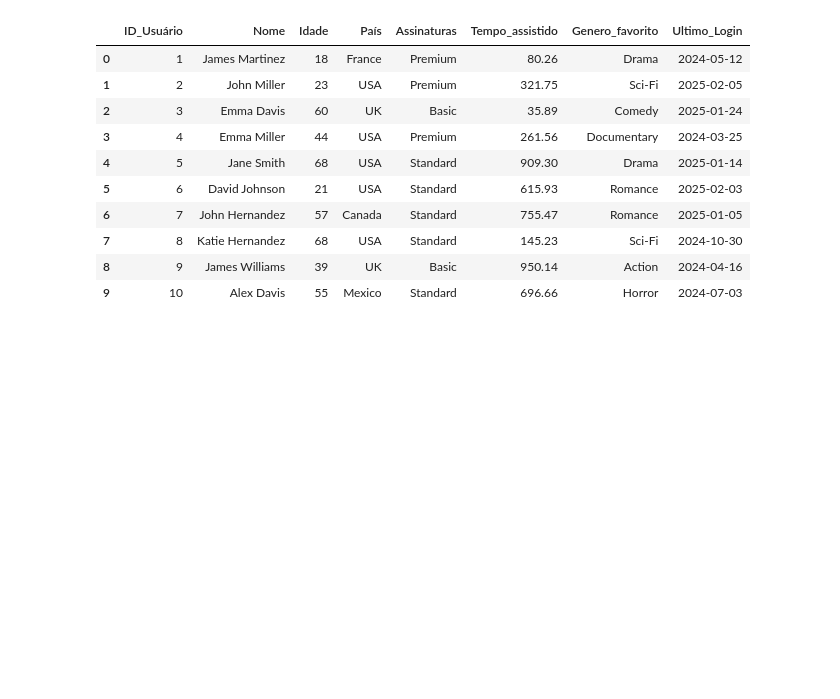
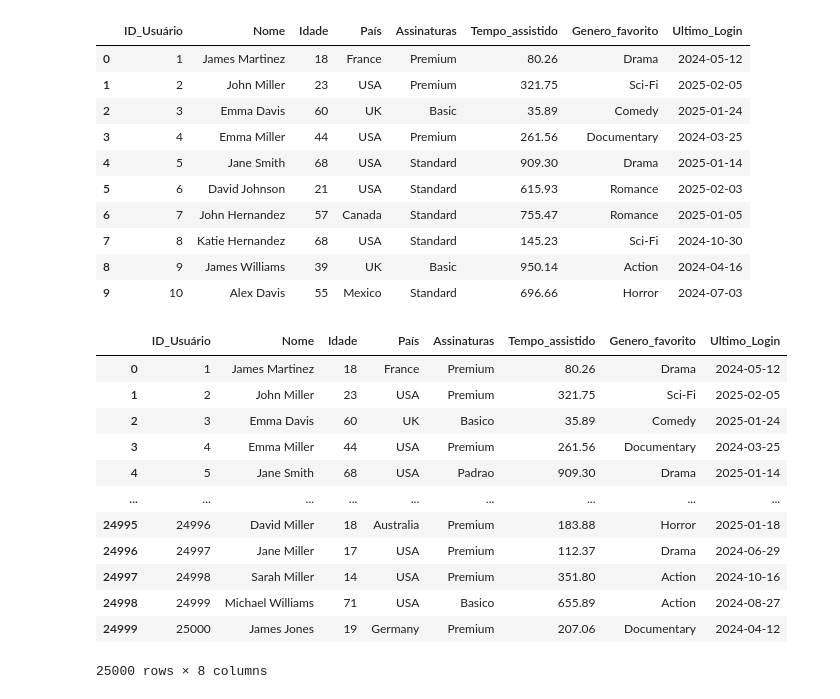
Before and after one commit to Diogonogueirasantos/Data-science, a Jupyter notebook: datasets/netflix_clientsDB/ajustes_dataset.ipynb, the cells around one changed output. Drawn from its saved outputs; the diff is of its cells as text; code cells hidden in the pictures; blank space fills up the shorter version.

```diff
--- a/datasets/netflix_clientsDB/Untitled.ipynb
+++ b/datasets/netflix_clientsDB/ajustes_dataset.ipynb
@@ -80,3 +80,22 @@ df.head(10)
 | 7 | 8 | Katie Hernandez | 68 | USA | Standard | 145.23 | Sci-Fi | 2024-10-30 |
 | 8 | 9 | James Williams | 39 | UK | Basic | 950.14 | Action | 2024-04-16 |
 | 9 | 10 | Alex Davis | 55 | Mexico | Standard | 696.66 | Horror | 2024-07-03 |
+# %%
+#Alterando o nome das categorias
+df["Assinaturas"].replace({"Basic":"Basico", "Standard":"Padrao"}, inplace=True)
+# %%
+df
+# %% [output]
+|  | ID_Usuário | Nome | Idade | País | Assinaturas | Tempo_assistido | Genero_favorito | Ultimo_Login |
+| 0 | 1 | James Martinez | 18 | France | Premium | 80.26 | Drama | 2024-05-12 |
+| 1 | 2 | John Miller | 23 | USA | Premium | 321.75 | Sci-Fi | 2025-02-05 |
+| 2 | 3 | Emma Davis | 60 | UK | Basico | 35.89 | Comedy | 2025-01-24 |
+| 3 | 4 | Emma Miller | 44 | USA | Premium | 261.56 | Documentary | 2024-03-25 |
+| 4 | 5 | Jane Smith | 68 | USA | Padrao | 909.30 | Drama | 2025-01-14 |
+| ... | ... | ... | ... | ... | ... | ... | ... | ... |
+| 24995 | 24996 | David Miller | 18 | Australia | Premium | 183.88 | Horror | 2025-01-18 |
+| 24996 | 24997 | Jane Miller | 17 | USA | Premium | 112.37 | Drama | 2024-06-29 |
+| 24997 | 24998 | Sarah Miller | 14 | USA | Premium | 351.80 | Action | 2024-10-16 |
+| 24998 | 24999 | Michael Williams | 71 | USA | Basico | 655.89 | Action | 2024-08-27 |
+| 24999 | 25000 | James Jones | 19 | Germany | Premium | 207.06 | Documentary | 2024-04-12 |
+25000 rows × 8 columns
```
Also changed, not shown: parts of 8 cells of this notebook, 1 other file.
